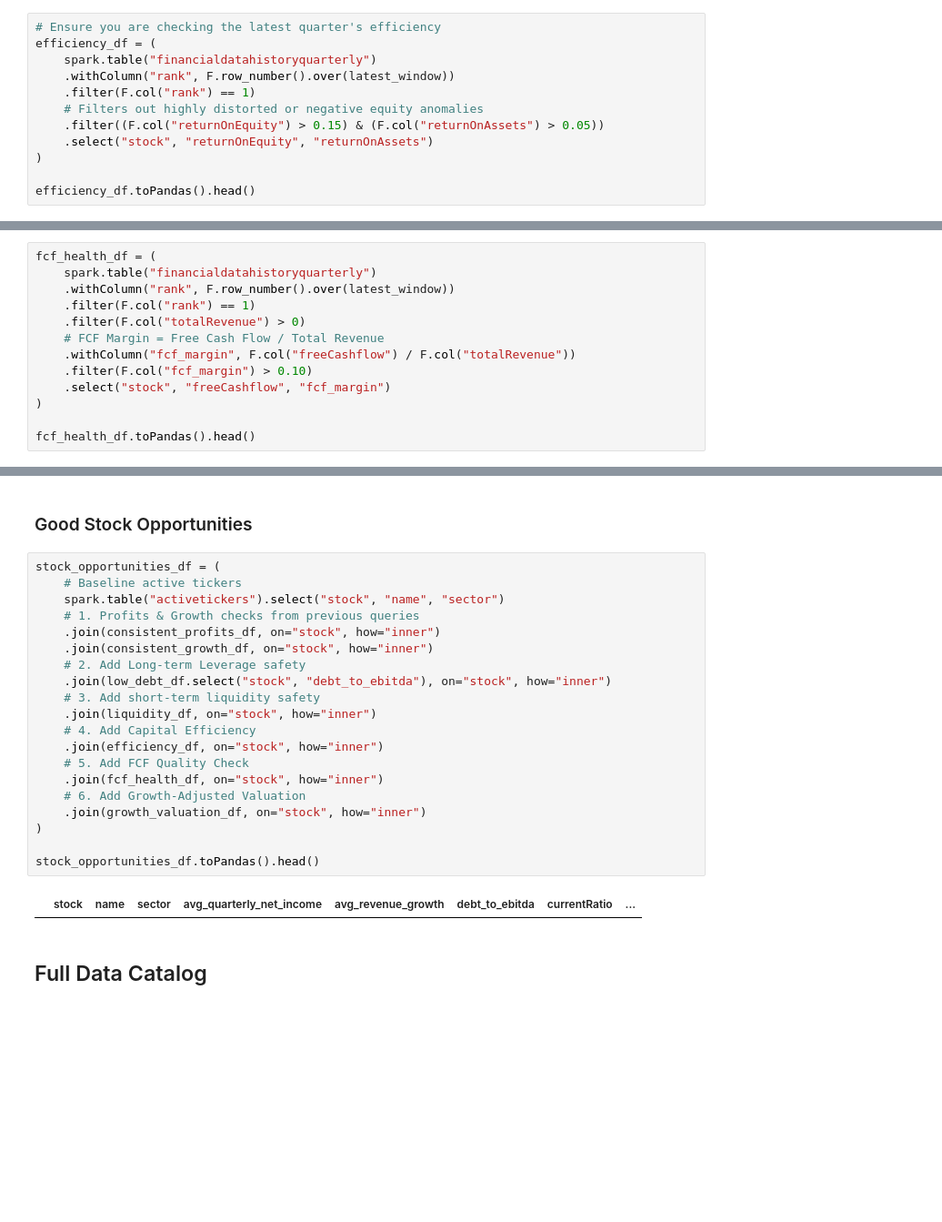
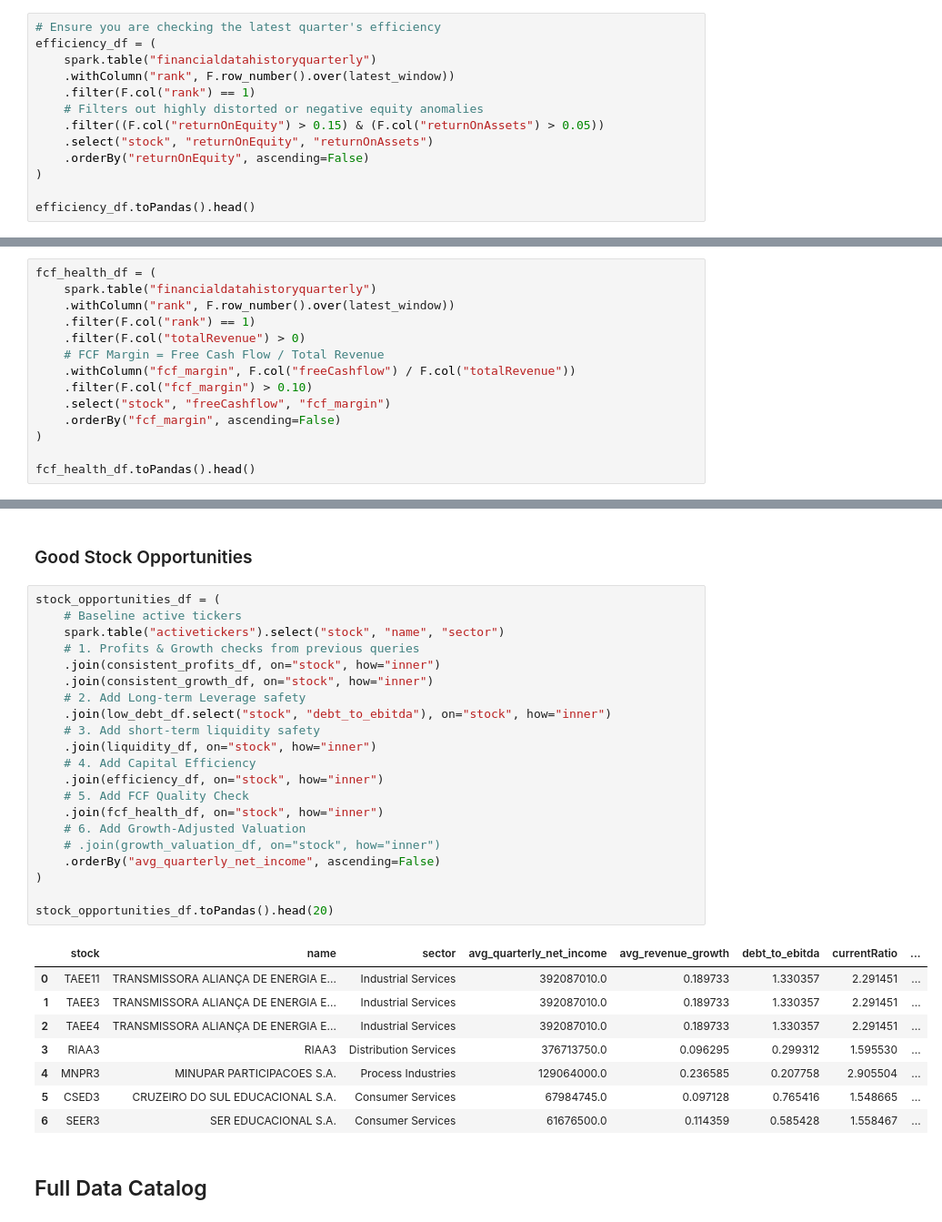
Before and after one commit to Henmachado/brapi_stocks, a Jupyter notebook: data_lake.ipynb, the cells around one changed output, grey strips where cells are left out. Shown at 91% size. Cells and saved outputs as stored; diff of their text form; blank space fills up the shorter version.

```diff
--- a/data_lake.ipynb
+++ b/data_lake.ipynb
@@ -115,6 +125,7 @@ efficiency_df = (
     # Filters out highly distorted or negative equity anomalies
     .filter((F.col("returnOnEquity") > 0.15) & (F.col("returnOnAssets") > 0.05))
     .select("stock", "returnOnEquity", "returnOnAssets")
+    .orderBy("returnOnEquity", ascending=False)
 )
 
 efficiency_df.toPandas().head()
@@ -133,6 +148,7 @@ fcf_health_df = (
     .withColumn("fcf_margin", F.col("freeCashflow") / F.col("totalRevenue"))
     .filter(F.col("fcf_margin") > 0.10)
     .select("stock", "freeCashflow", "fcf_margin")
+    .orderBy("fcf_margin", ascending=False)
 )
 
 fcf_health_df.toPandas().head()
@@ -177,25 +204,33 @@ liquidity_df.toPandas().head()
 # %%
 stock_opportunities_df = (
     # Baseline active tickers
     spark.table("activetickers").select("stock", "name", "sector")
     # 1. Profits & Growth checks from previous queries
     .join(consistent_profits_df, on="stock", how="inner")
     .join(consistent_growth_df, on="stock", how="inner")
     # 2. Add Long-term Leverage safety
     .join(low_debt_df.select("stock", "debt_to_ebitda"), on="stock", how="inner")
     # 3. Add short-term liquidity safety
     .join(liquidity_df, on="stock", how="inner")
     # 4. Add Capital Efficiency
     .join(efficiency_df, on="stock", how="inner")
     # 5. Add FCF Quality Check
     .join(fcf_health_df, on="stock", how="inner")
     # 6. Add Growth-Adjusted Valuation
-    .join(growth_valuation_df, on="stock", how="inner")
+    # .join(growth_valuation_df, on="stock", how="inner")
+    .orderBy("avg_quarterly_net_income", ascending=False)
 )
 
-stock_opportunities_df.toPandas().head()
+stock_opportunities_df.toPandas().head(20)
 # %% [output]
 |  | stock | name | sector | avg_quarterly_net_income | avg_revenue_growth | debt_to_ebitda | currentRatio | ... |
+| 0 | TAEE11 | TRANSMISSORA ALIANÇA DE ENERGIA E... | Industrial Services | 392087010.0 | 0.189733 | 1.330357 | 2.291451 | ... |
+| 1 | TAEE3 | TRANSMISSORA ALIANÇA DE ENERGIA E... | Industrial Services | 392087010.0 | 0.189733 | 1.330357 | 2.291451 | ... |
+| 2 | TAEE4 | TRANSMISSORA ALIANÇA DE ENERGIA E... | Industrial Services | 392087010.0 | 0.189733 | 1.330357 | 2.291451 | ... |
+| 3 | RIAA3 | RIAA3 | Distribution Services | 376713750.0 | 0.096295 | 0.299312 | 1.595530 | ... |
+| 4 | MNPR3 | MINUPAR PARTICIPACOES S.A. | Process Industries | 129064000.0 | 0.236585 | 0.207758 | 2.905504 | ... |
+| 5 | CSED3 | CRUZEIRO DO SUL EDUCACIONAL S.A. | Consumer Services | 67984745.0 | 0.097128 | 0.765416 | 1.548665 | ... |
+| 6 | SEER3 | SER EDUCACIONAL S.A. | Consumer Services | 61676500.0 | 0.114359 | 0.585428 | 1.558467 | ... |
 # %% [markdown]
 ## Full Data Catalog
 # %%
```
Also changed, not shown: parts of 9 cells of this notebook.
